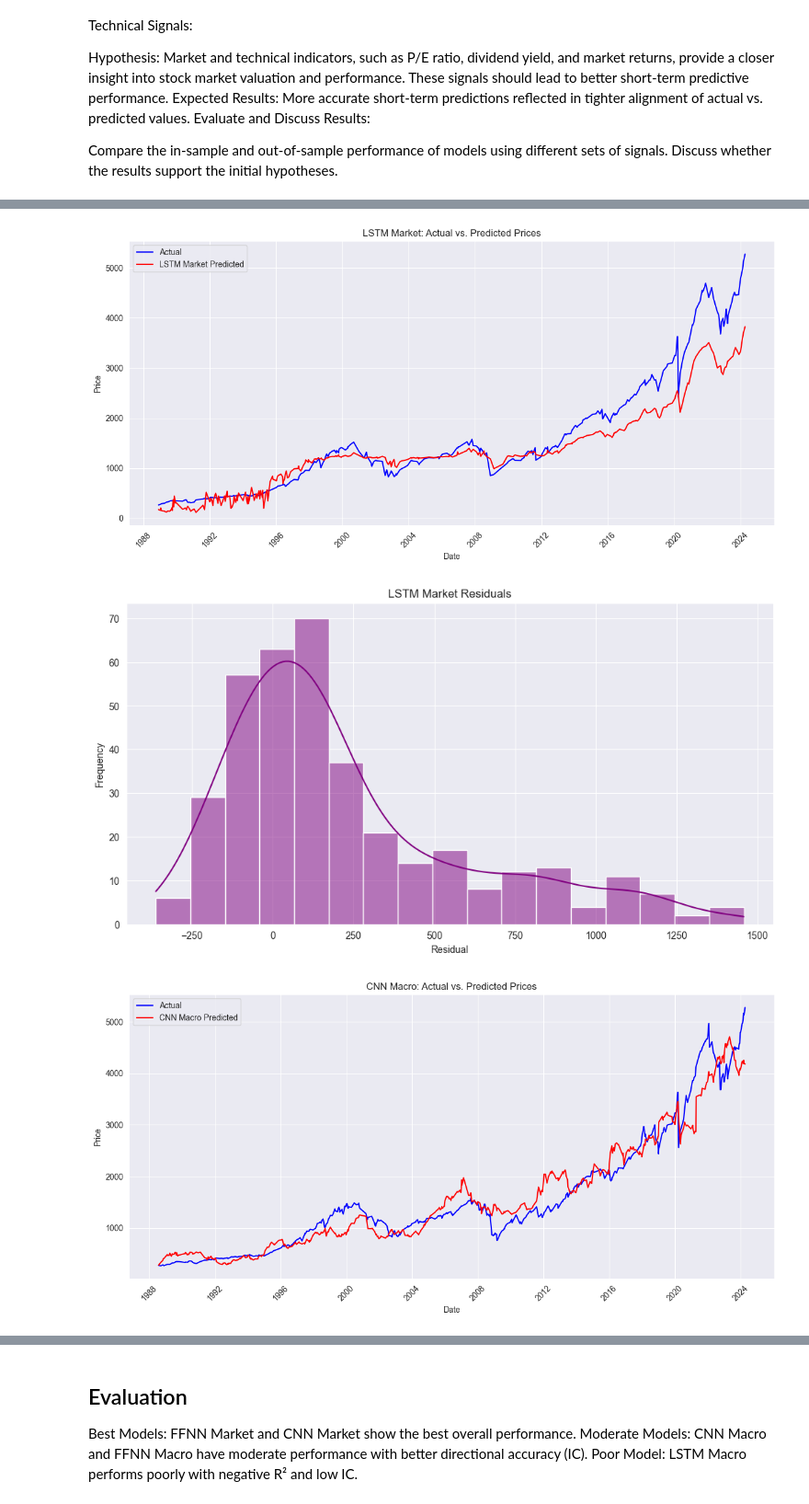
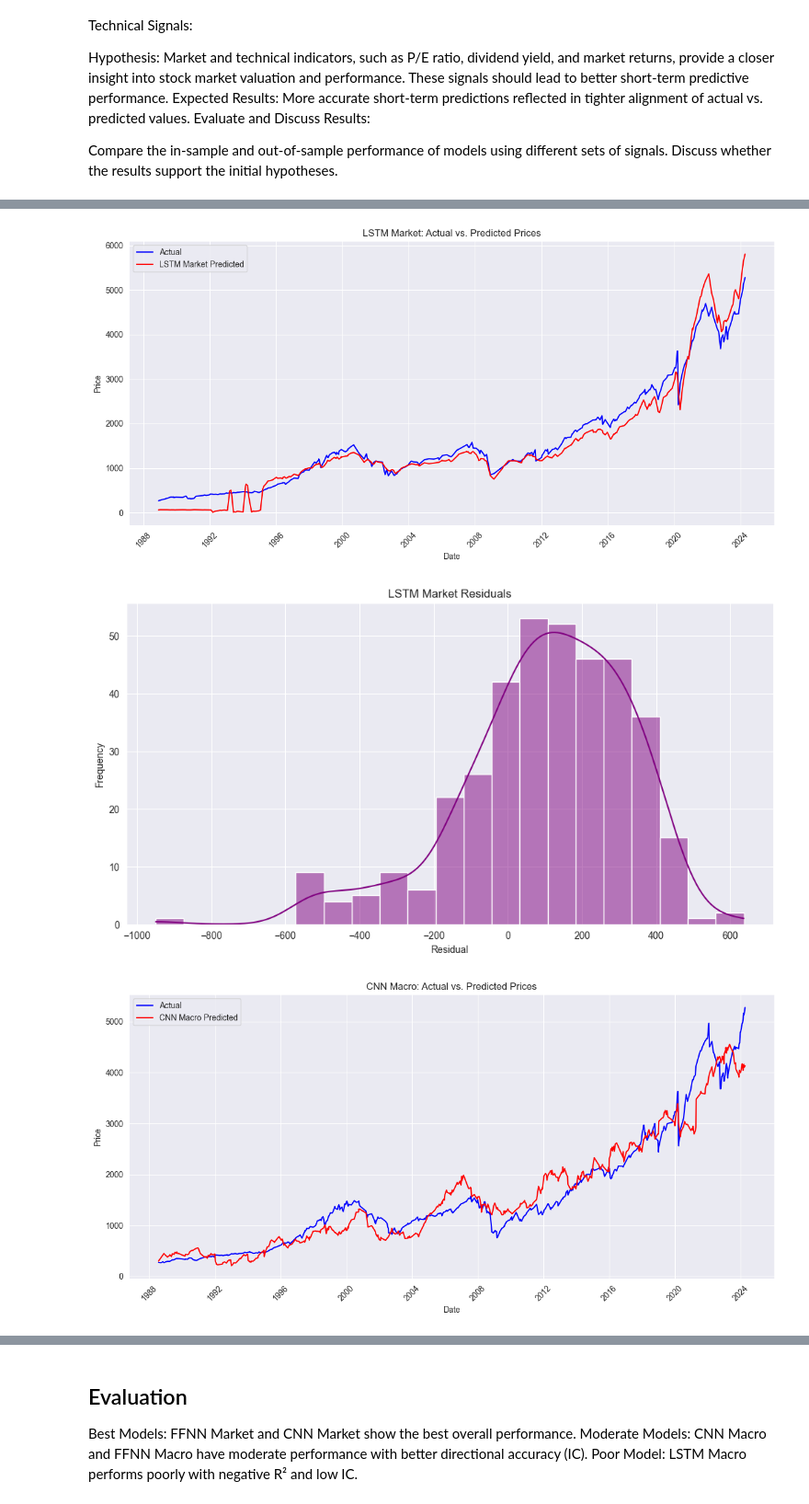
Before and after one commit to radubauzh/Quantitative_Trading_Algorithm, a Jupyter notebook: SP500_Trading_Algorithm_New.ipynb, the cells around one changed output, grey strips where cells are left out. Shown at 92% size. Cells and saved outputs as stored; diff of their text form; code cells hidden in the pictures.

```diff
--- a/SP500_Trading_Algorithm_New.ipynb
+++ b/SP500_Trading_Algorithm_New.ipynb
@@ -1015,11 +1020,12 @@ data_macro = data[macro_signals + ['snp']]
 data_macro = data_macro.dropna()
 features_macro = data_macro.drop(columns=['snp'])
 target_macro = data_macro['snp']
+features_macro_scaled = scaler.fit_transform(features_macro)
 
 # scaler_macro = MinMaxScaler(feature_range=(0, 1))
 # features_macro_scaled = scaler_macro.fit_transform(features_macro)
 
-X_train_macro, X_test_macro, y_train_macro, y_test_macro = train_test_split(features_macro, target_macro, test_size=0.3, random_state=42)
+X_train_macro, X_test_macro, y_train_macro, y_test_macro = train_test_split(features_macro_scaled, target_macro, test_size=0.3, random_state=42)
 
 scaler = MinMaxScaler(feature_range=(0, 1))
 X_train_macro_scaled = scaler.fit_transform(X_train_macro)
@@ -1043,7 +1049,7 @@ X_train_macro_encoded = encoder.predict(X_train_macro_scaled)
 X_test_macro_encoded = encoder.predict(X_test_macro_scaled)
 
 # Train a simple model to predict S&P using encoded features
-prediction_model = Sequential([
+ae_prediction_model_macro = Sequential([
     Dense(128, activation='relu', input_shape=(encoder.output_shape[1],)),
     BatchNormalization(),
     Dropout(0.3),
@@ -1055,11 +1061,11 @@ prediction_model = Sequential([
     Dense(1)
 ])
 
-prediction_model.compile(optimizer='adam', loss='mean_squared_error')
+ae_prediction_model_macro.compile(optimizer='adam', loss='mean_squared_error')
 
 # Use a learning rate scheduler
 
-prediction_history = prediction_model.fit(X_train_macro_encoded, y_train_macro,
+prediction_history = ae_prediction_model_macro.fit(X_train_macro_encoded, y_train_macro,
                                           epochs=250,
                                           batch_size=32,
                                           validation_split=0.2,
@@ -1067,11 +1073,11 @@ prediction_history = prediction_model.fit(X_train_macro_encoded, y_train_macro,
                                           # callbacks=[early_stop])
 
 # Evaluate the model
-test_loss = prediction_model.evaluate(X_test_macro_encoded, y_test_macro)
+test_loss = ae_prediction_model_macro.evaluate(X_test_macro_encoded, y_test_macro)
 print(f"Autoencoder + Prediction Model Test Loss: {test_loss}")
 
 # Make predictions
-autoencoder_macro_predictions = prediction_model.predict(X_test_macro_encoded)
+autoencoder_macro_predictions = ae_prediction_model_macro.predict(X_test_macro_encoded)
 
 # ----------- Market and Technical Signals Implementation -----------
 
@@ -1083,8 +1089,9 @@ data_market = data[market_signals + ['snp']]
 data_market = data_market.dropna()
 features_market = data_market.drop(columns=['snp'])
 target_market = data_market['snp']
+features_market_scaled = scaler.fit_transform(features_market)
 
-X_train_market, X_test_market, y_train_market, y_test_market = train_test_split(features_market, target_market, test_size=0.3, random_state=42)
+X_train_market, X_test_market, y_train_market, y_test_market = train_test_split(features_market_scaled, target_market, test_size=0.3, random_state=42)
 
 # Normalize the data
 
@@ -1110,7 +1117,7 @@ X_train_market_encoded = encoder.predict(X_train_market_scaled)
 X_test_market_encoded = encoder.predict(X_test_market_scaled)
 
 # Train a simple model to predict S&P using encoded features
-prediction_model = Sequential([
+ae_prediction_model_market = Sequential([
     Dense(128, activation='relu', input_shape=(encoder.output_shape[1],)),
     BatchNormalization(),
     Dropout(0.3),
@@ -1122,11 +1129,11 @@ prediction_model = Sequential([
     Dense(1)
 ])
 
-prediction_model.compile(optimizer='adam', loss='mean_squared_error')
+ae_prediction_model_market.compile(optimizer='adam', loss='mean_squared_error')
 
 # Use a learning rate scheduler
 
-prediction_history = prediction_model.fit(X_train_market_encoded, y_train_market,
+prediction_history = ae_prediction_model_market.fit(X_train_market_encoded, y_train_market,
                                           epochs=250,
                                           batch_size=32,
                                           validation_split=0.2,
@@ -1134,10 +1141,10 @@ prediction_history = prediction_model.fit(X_train_market_encoded, y_train_market
                                           # callbacks=[early_stop])
 
 # Evaluate the model
-test_loss = prediction_model.evaluate(X_test_market_encoded, y_test_market)
+test_loss = ae_prediction_model_market.evaluate(X_test_market_encoded, y_test_market)
 print(f"Autoencoder + Prediction Model Test Loss: {test_loss}")
 
 # Make predictions
-autoencoder_market_predictions = prediction_model.predict(X_test_market_encoded)
+autoencoder_market_predictions = ae_prediction_model_market.predict(X_test_market_encoded)
 # %% [output]
 Epoch 1/40
@@ -1217,16 +1224,25 @@ from sklearn.metrics import mean_squared_error, r2_score
 from IPython.display import display
 import pandas as pd
 
+features_macro_scaled = scaler.fit_transform(features_macro)
+# In sample predictions
+scaler_cnn_pred = MinMaxScaler(feature_range=(0, 1))
+X_train_scaled_macro = scaler_cnn_pred.fit_transform(X_train_macro)
+
 # In sample predictions
 ffnn_macro_train_predictions = ffnn_model_macro.predict(X_train_macro)
 lstm_macro_train_predictions = lstm_model_macro.predict(X_train_macro_prepared)
-cnn_macro_train_predictions = cnn_model_macro.predict(X_train_macro)
-autoencoder_macro_train_predictions = prediction_model_macro.predict(X_train_macro_encoded)
+cnn_macro_train_predictions = cnn_model_macro.predict(X_train_scaled_macro)
+autoencoder_macro_train_predictions = ae_prediction_model_macro.predict(X_train_macro_encoded)
 
+scaler_cnn_pred = MinMaxScaler(feature_range=(0, 1))
+X_train_scaled_market = scaler_cnn_pred.fit_transform(X_train_market)
+
+# In sample predictions
 ffnn_market_train_predictions = ffnn_model_market.predict(X_train_market)
 lstm_market_train_predictions = lstm_model_market.predict(X_train_market_prepared)
-cnn_market_train_predictions = cnn_model_market.predict(X_train_market)
-autoencoder_market_train_predictions = prediction_model_market.predict(X_train_market_encoded)
+cnn_market_train_predictions = cnn_model_market.predict(X_train_scaled_market)
+autoencoder_market_train_predictions = ae_prediction_model_market.predict(X_train_market_encoded)
 
 # Function to evaluate and compare models
 def evaluate_model_performance(model_name, y_train, y_test, train_predictions, test_predictions):
@@ -1467,3 +1483,3 @@ plot_combined_actual_vs_predicted_macro(models_performance, data)
-[figure, old version]
+[figure, new version]
-[figure, old version]
+[figure, new version]
-[figure, old version]
+[figure, new version]
```
Also changed, not shown: parts of 11 cells of this notebook.
